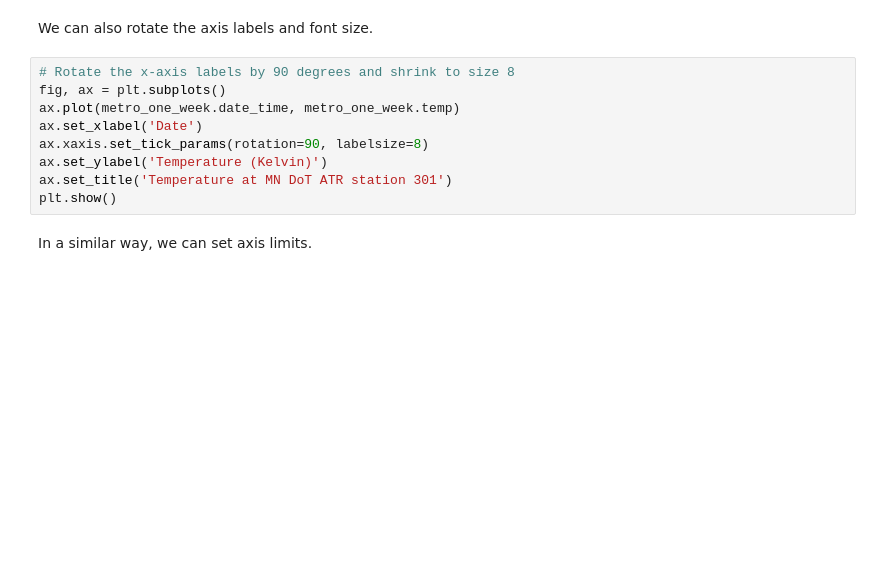
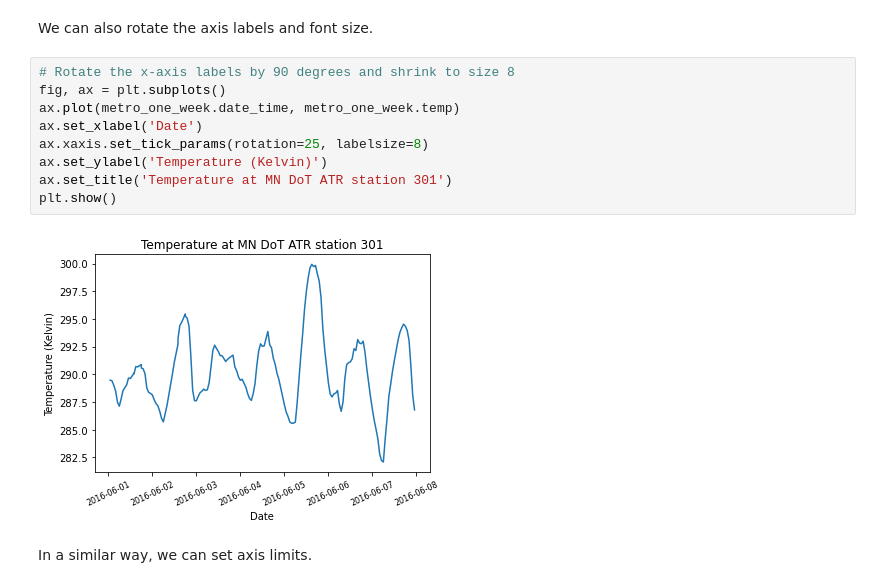
Before and after one commit to JoeBlackSci/python-for-data-science-wdss, a Jupyter notebook: session2/session-two-teaching-questions.ipynb, the cells around one changed output. Drawn from its saved outputs; the diff is of its cells as text; blank space fills up the shorter version.

```diff
--- a/session2/session-two-teaching-questions.ipynb
+++ b/session2/session-two-teaching-questions.ipynb
@@ -261,12 +309,14 @@ We can also rotate the axis labels and font size.
 # %%
 # Rotate the x-axis labels by 90 degrees and shrink to size 8
 fig, ax = plt.subplots()
 ax.plot(metro_one_week.date_time, metro_one_week.temp)
 ax.set_xlabel('Date')
-ax.xaxis.set_tick_params(rotation=90, labelsize=8)
+ax.xaxis.set_tick_params(rotation=25, labelsize=8)
 ax.set_ylabel('Temperature (Kelvin)')
 ax.set_title('Temperature at MN DoT ATR station 301')
 plt.show()
+# %% [output]
+[figure, added]
 # %% [markdown]
 In a similar way, we can set axis limits.
 # %%
```
Also changed, not shown: parts of 24 cells of this notebook, 2 other files.
